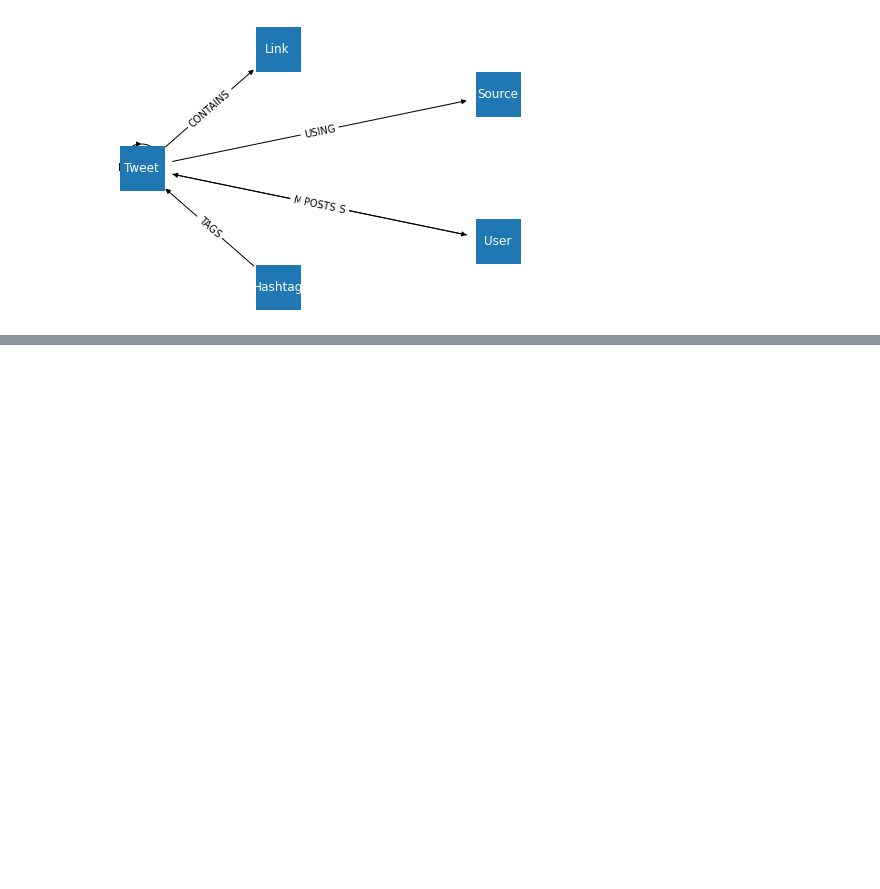
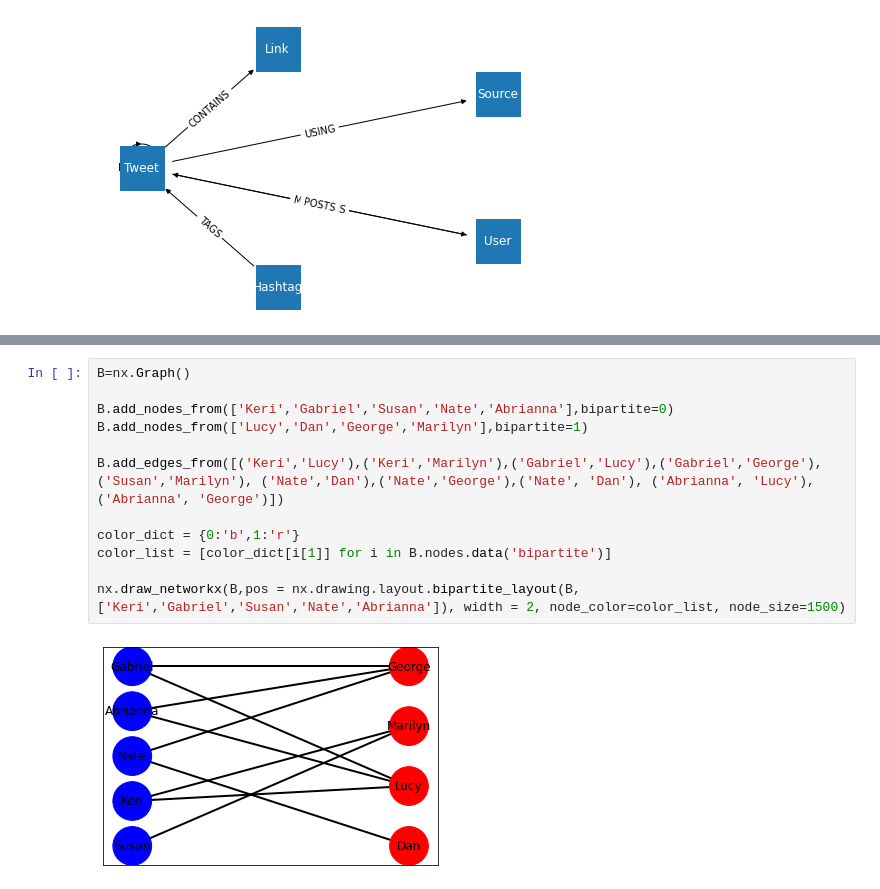
Before and after one commit to arifjamal89/Applied-Social-Network-Analysis, a Jupyter notebook: ChallengedNodesEdges.ipynb, the cells around one changed output, grey strips where cells are left out. Drawn from its saved outputs; the diff is of its cells as text; blank space fills up the shorter version.

```diff
--- a/ChallengedNodesEdges.ipynb
+++ b/ChallengedNodesEdges.ipynb
@@ -90,0 +113,14 @@ nx.draw_networkx_edge_labels(d,pos=nx.shell_layout(d),edge_labels=nx.get_edge_at
+# %%
+B=nx.Graph()
+
+B.add_nodes_from(['Keri','Gabriel','Susan','Nate','Abrianna'],bipartite=0)
+B.add_nodes_from(['Lucy','Dan','George','Marilyn'],bipartite=1)
+
+B.add_edges_from([('Keri','Lucy'),('Keri','Marilyn'),('Gabriel','Lucy'),('Gabriel','George'), ('Susan','Marilyn'), ('Nate','Dan'),('Nate','George'),('Nate', 'Dan'), ('Abrianna', 'Lucy'), ('Abrianna', 'George')])
+
+color_dict = {0:'b',1:'r'}
+color_list = [color_dict[i[1]] for i in B.nodes.data('bipartite')]
+
+nx.draw_networkx(B,pos = nx.drawing.layout.bipartite_layout(B, ['Keri','Gabriel','Susan','Nate','Abrianna']), width = 2, node_color=color_list, node_size=1500)
+# %% [output]
+[figure, added]
```
Also changed, not shown: parts of 3 cells of this notebook.
